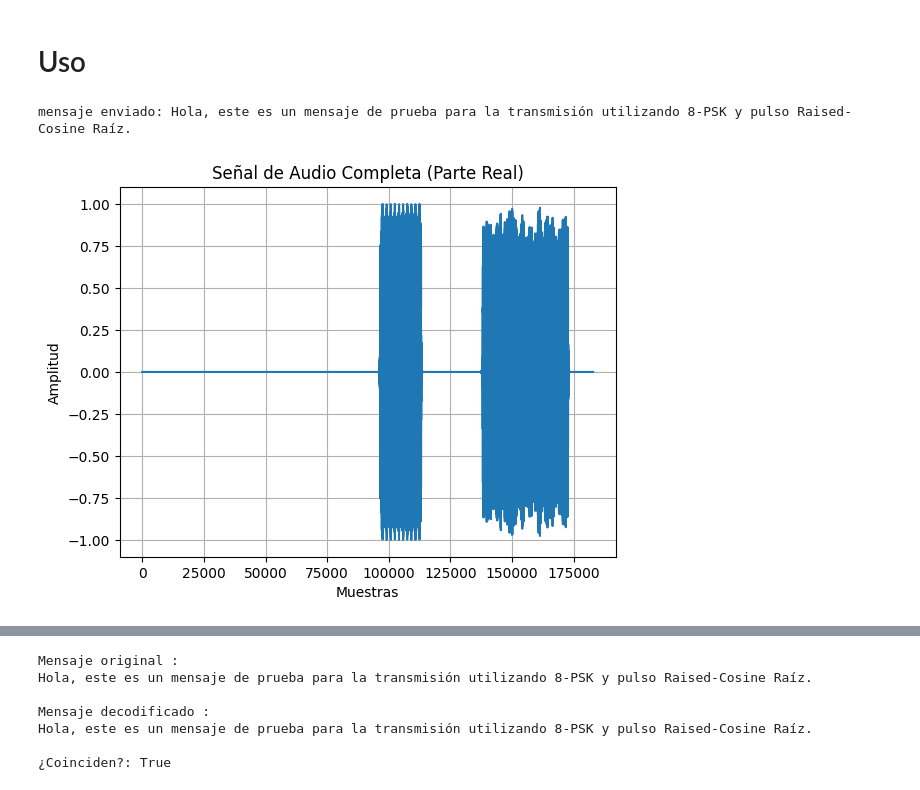
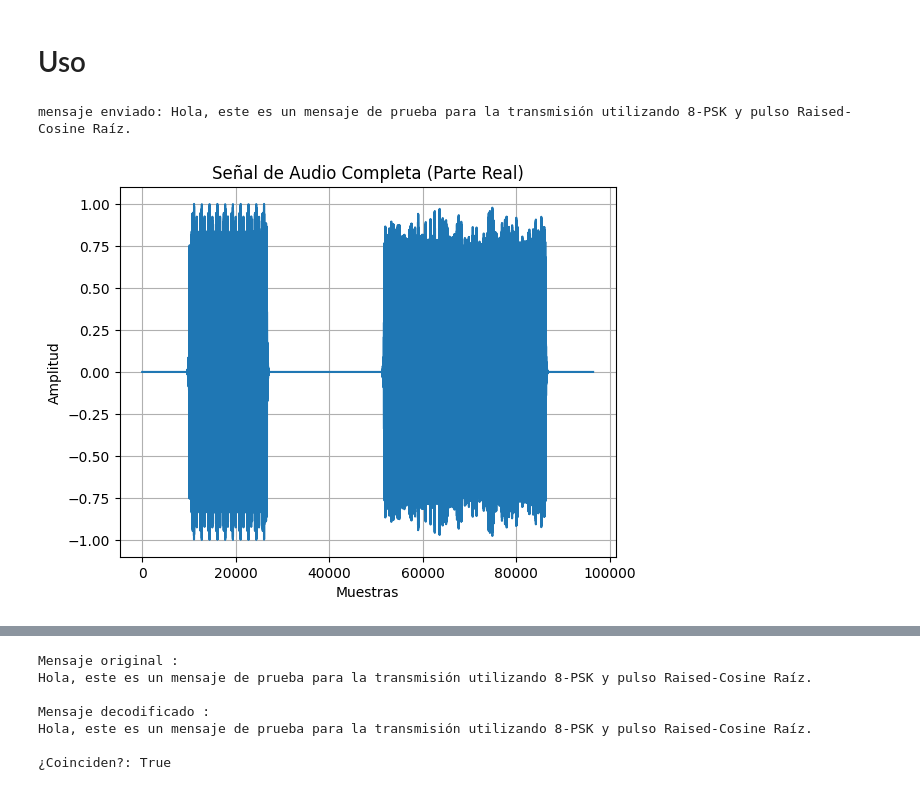
Before and after one commit to jbcgames/Proyecto-PDS, a Jupyter notebook: Transmisor.ipynb, the cells around one changed output, grey strips where cells are left out. Saved outputs shown, nothing was run; the diff lists cells and outputs as text; code cells hidden in the pictures.

```diff
--- a/Transmisor.ipynb
+++ b/Transmisor.ipynb
@@ -524,35 +524,35 @@ mensaje = ''.join(np.random.choice(
 mensaje = "Hola, este es un mensaje de prueba para la transmisión utilizando 8-PSK y pulso Raised-Cosine Raíz."
 print(f"mensaje enviado: {mensaje}")
 
 tx_bb_frame, pilot_bb, meta = build_frame_from_text(
     mensaje,
     fs=FS,
     sps=SPS,
     beta=BETA,
     span=SPAN,
     bits_per_symbol=BITS_PER_SYMBOL,  # =3 para 8PSK
     guard_ms=500.0,
-    pre_silence_ms=2000.0,
+    pre_silence_ms=200.0,
     post_silence_ms=200.0
 )
 
 fc = 4000  # tu portadora
 tx_audio = modulate_to_passband(tx_bb_frame, fc, FS)
 
 
 # Graficar la señal de audio completa
 plt.figure()
 plt.plot(tx_audio)
 plt.title("Señal de Audio Completa (Parte Real)")
 plt.xlabel("Muestras")
 plt.ylabel("Amplitud")
 plt.grid()
 plt.show()
 
 play_audio(tx_audio, FS)
 # %% [output]
 mensaje enviado: Hola, este es un mensaje de prueba para la transmisión utilizando 8-PSK y pulso Raised-Cosine Raíz.
-[figure, old version]
+[figure, new version]
 [interactive output not drawn]
 # %%
 import numpy as np
```
Also changed, not shown: parts of 5 cells of this notebook, 2 other files.
